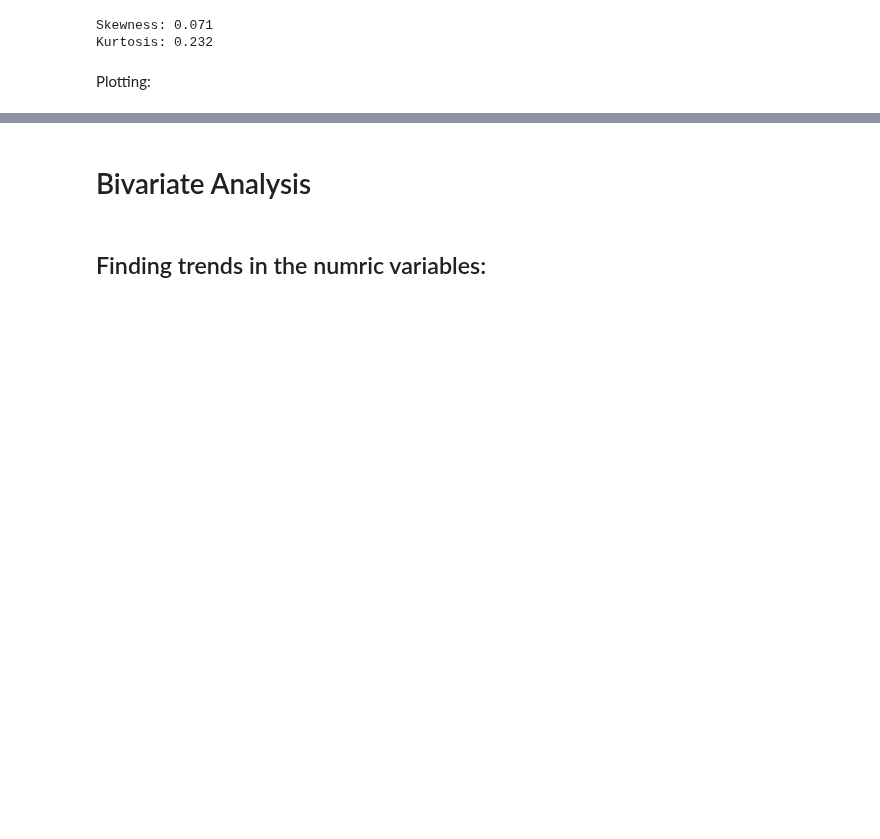
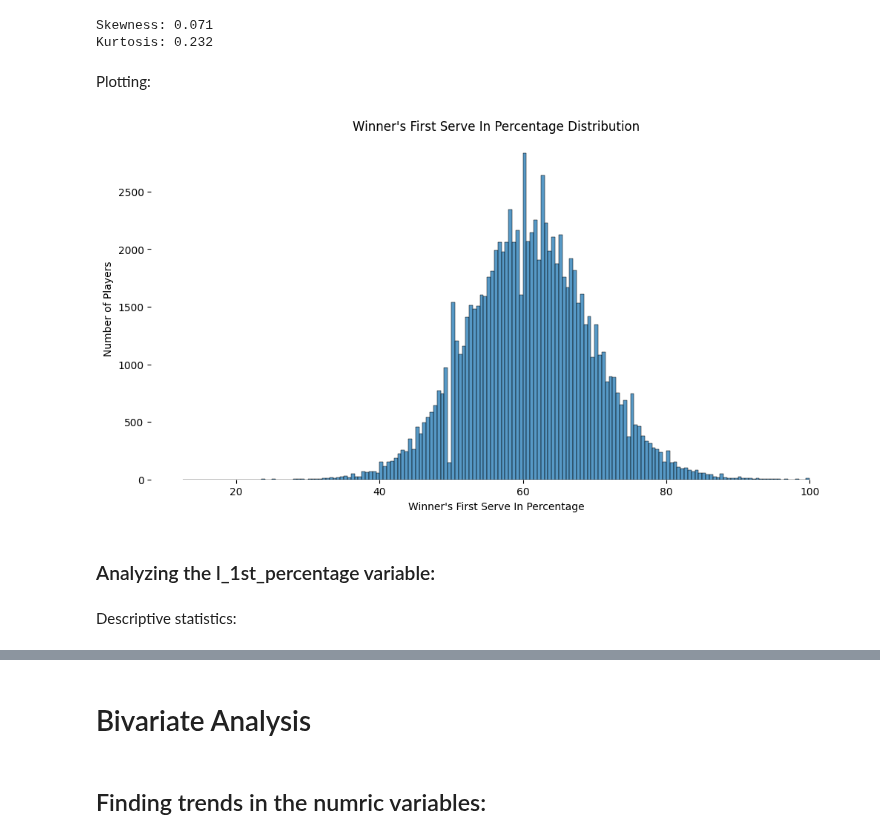
Before and after one commit to YoavWeller/Tennis_Analysis, a Jupyter notebook: tennis_analysis.ipynb, the cells around one changed output, grey strips where cells are left out. Cells and saved outputs as stored; diff of their text form; code cells hidden in the pictures; blank space fills up the shorter version.

Commit message:
Update tennis_analysis.ipynb
Creating the analysis for the l_1st_percentage variable

```diff
--- a/tennis_analysis.ipynb
+++ b/tennis_analysis.ipynb
@@ -492,8 +492,14 @@ Plotting:
 # %%
 plt.figure(figsize=(12, 6))
 loser_age_histogram = sns.histplot(data=combined_df, x="w_1st_percentage")
 sns.despine(left=True, bottom=True)
-loser_age_histogram.set_xlabel("Winner's First Serve In percentage")
+loser_age_histogram.set_xlabel("Winner's First Serve In Percentage")
 loser_age_histogram.set_ylabel("Number of Players")
-loser_age_histogram.set_title("Losers Age Distribution")
+loser_age_histogram.set_title("Winner's First Serve In Percentage Distribution")
 plt.show()
+# %% [output]
+[figure, added]
+# %% [markdown]
+### Analyzing the l_1st_percentage variable:
+# %% [markdown]
+Descriptive statistics:
```
Also changed, not shown: parts of 5 cells of this notebook.
